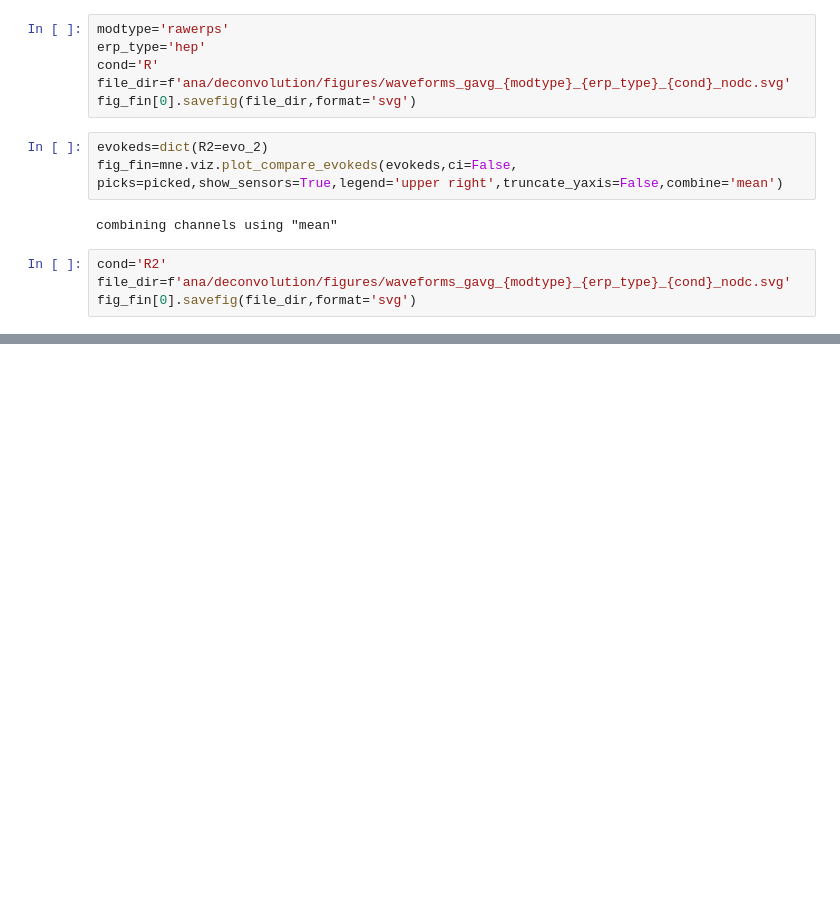
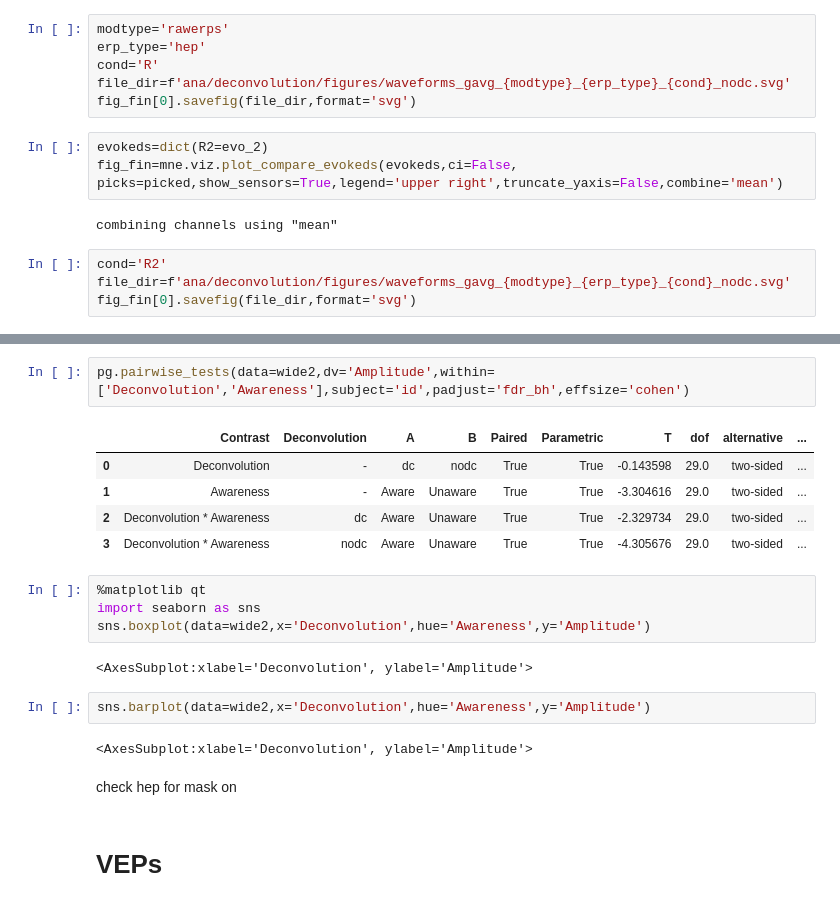
Before and after one commit to vivile42/unfold_proj, a Jupyter notebook: stats/unfold_stats_BF.ipynb, the cells around one changed output, grey strips where cells are left out. Cells and saved outputs as stored; diff of their text form; blank space fills up the shorter version.

```diff
--- a/stats/unfold_stats_BF.ipynb
+++ b/stats/unfold_stats_BF.ipynb
@@ -884,0 +1028,22 @@ fig_fin[0].savefig(file_dir,format='svg')
+# %%
+pg.pairwise_tests(data=wide2,dv='Amplitude',within=['Deconvolution','Awareness'],subject='id',padjust='fdr_bh',effsize='cohen')
+# %% [output]
+|  | Contrast | Deconvolution | A | B | Paired | Parametric | T | dof | alternative | ... |
+| 0 | Deconvolution | - | dc | nodc | True | True | -0.143598 | 29.0 | two-sided | ... |
+| 1 | Awareness | - | Aware | Unaware | True | True | -3.304616 | 29.0 | two-sided | ... |
+| 2 | Deconvolution * Awareness | dc | Aware | Unaware | True | True | -2.329734 | 29.0 | two-sided | ... |
+| 3 | Deconvolution * Awareness | nodc | Aware | Unaware | True | True | -4.305676 | 29.0 | two-sided | ... |
+# %%
+%matplotlib qt
+import seaborn as sns
+sns.boxplot(data=wide2,x='Deconvolution',hue='Awareness',y='Amplitude')
+# %% [output]
+<AxesSubplot:xlabel='Deconvolution', ylabel='Amplitude'>
+# %%
+sns.barplot(data=wide2,x='Deconvolution',hue='Awareness',y='Amplitude')
+# %% [output]
+<AxesSubplot:xlabel='Deconvolution', ylabel='Amplitude'>
+# %% [markdown]
+check hep for mask on
+# %% [markdown]
+# VEPs
```
Also changed, not shown: parts of 80 cells of this notebook, 7 other files.
